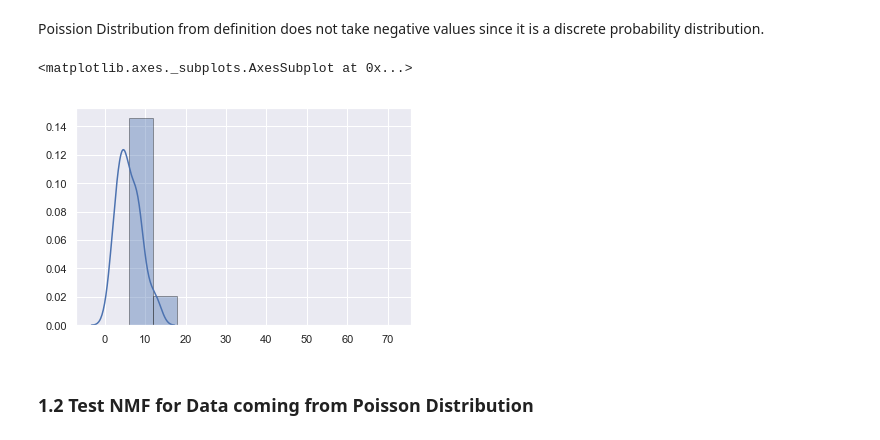
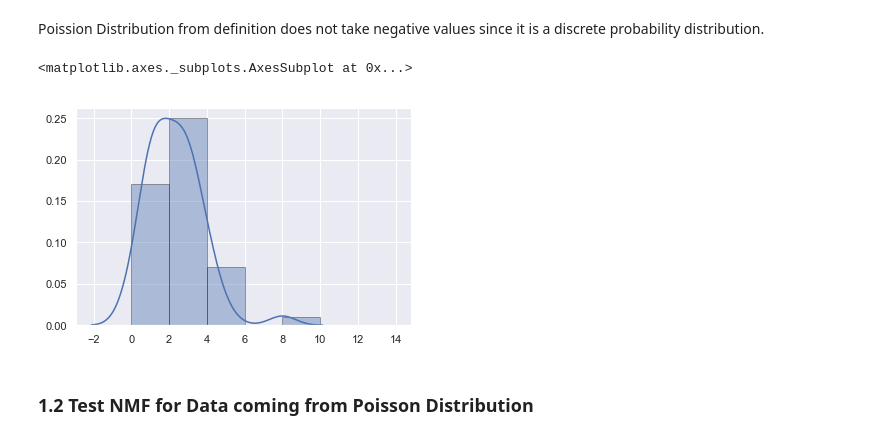
Before and after one commit to michailkoupparis/MatrixTensorFactorization, a Jupyter notebook: testPoission.ipynb, the cells around one changed output. Cells and saved outputs as stored; diff of their text form; code cells hidden in the pictures.

```diff
--- a/testPoission.ipynb
+++ b/testPoission.ipynb
@@ -18,16 +18,16 @@ Poission Distribution from definition does not take negative values since it is
 # %%
 import numpy as np
 import seaborn as sns
 import matplotlib.pyplot as plt
 from scipy import stats
 rs = RandomState(76321654)
-l = 6
+l = 2
 V = rs.poisson(lam = l, size = 10000).reshape(200,50)
 sns.set(color_codes=True)
 sns.distplot(V[4],  bins=np.arange(V[4].min(),V[4].max()) * l, hist_kws=dict(ec="k"), label = 'V')
 # %% [output]
 <matplotlib.axes._subplots.AxesSubplot at 0x...>
-[figure, old version]
+[figure, new version]
 # %% [markdown]
 ### 1.2 Test NMF for Data coming from Poisson Distribution
 # %%
```
Also changed, not shown: parts of 10 cells of this notebook, 48 other files.
